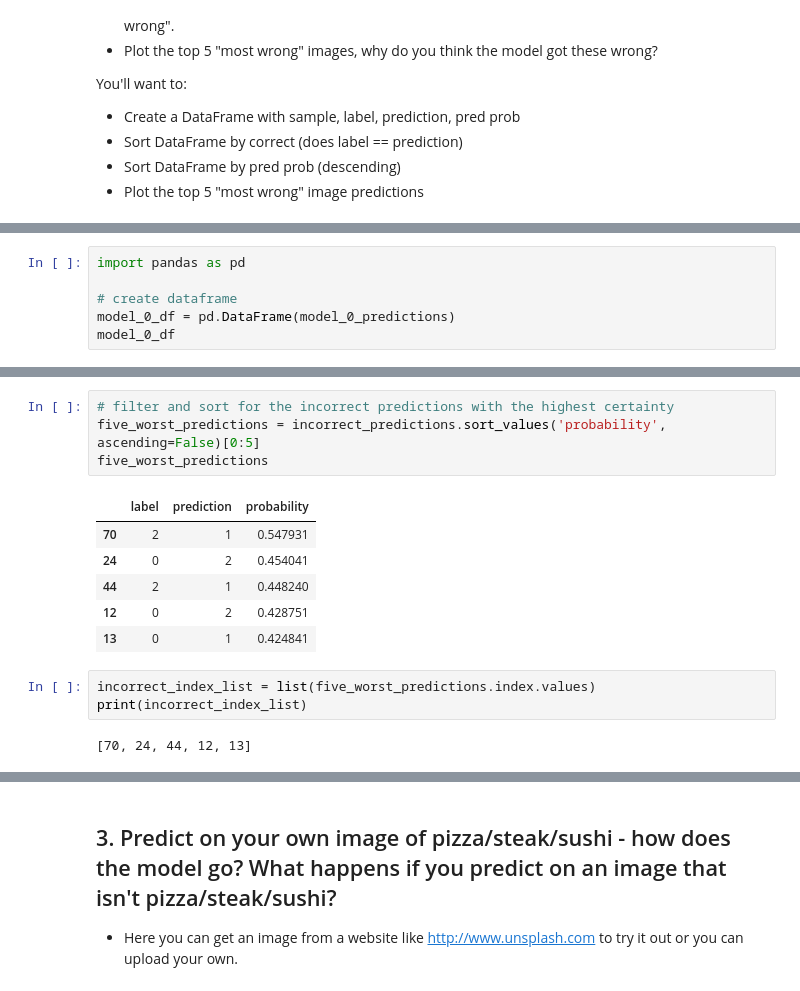
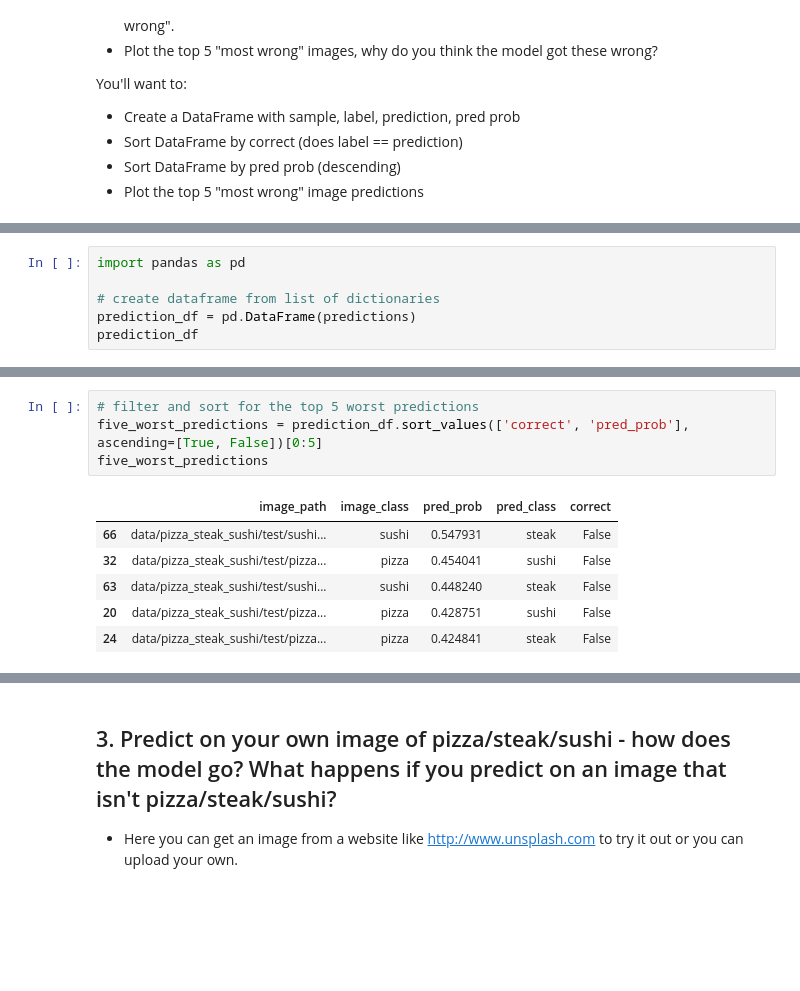
Before and after one commit to torrhen/pytorch_miscellaneous, a Jupyter notebook: 06_pytorch_transfer_learning_ex.ipynb, the cells around one changed output, grey strips where cells are left out. Cells and saved outputs as stored; diff of their text form; blank space fills up the shorter version.

```diff
--- a/06_pytorch_transfer_learning_ex.ipynb
+++ b/06_pytorch_transfer_learning_ex.ipynb
@@ -298,7 +330,7 @@ print(len(samples_tensor))
 # %%
 import pandas as pd
 
-# create dataframe
-model_0_df = pd.DataFrame(model_0_predictions)
-model_0_df
+# create dataframe from list of dictionaries
+prediction_df = pd.DataFrame(predictions)
+prediction_df
 # %% [output]
@@ -332,16 +350,11 @@ incorrect_predictions
 # %%
-# filter and sort for the incorrect predictions with the highest certainty
-five_worst_predictions = incorrect_predictions.sort_values('probability', ascending=False)[0:5]
+# filter and sort for the top 5 worst predictions
+five_worst_predictions = prediction_df.sort_values(['correct', 'pred_prob'], ascending=[True, False])[0:5]
 five_worst_predictions
 # %% [output]
-|  | label | prediction | probability |
-| 70 | 2 | 1 | 0.547931 |
-| 24 | 0 | 2 | 0.454041 |
-| 44 | 2 | 1 | 0.448240 |
-| 12 | 0 | 2 | 0.428751 |
-| 13 | 0 | 1 | 0.424841 |
+|  | image_path | image_class | pred_prob | pred_class | correct |
+| 66 | data/pizza_steak_sushi/test/sushi... | sushi | 0.547931 | steak | False |
+| 32 | data/pizza_steak_sushi/test/pizza... | pizza | 0.454041 | sushi | False |
+| 63 | data/pizza_steak_sushi/test/sushi... | sushi | 0.448240 | steak | False |
+| 20 | data/pizza_steak_sushi/test/pizza... | pizza | 0.428751 | sushi | False |
+| 24 | data/pizza_steak_sushi/test/pizza... | pizza | 0.424841 | steak | False |
-# %%
-incorrect_index_list = list(five_worst_predictions.index.values)
-print(incorrect_index_list)
-# %% [output]
-[70, 24, 44, 12, 13]
```
Also changed, not shown: parts of 21 cells of this notebook.
